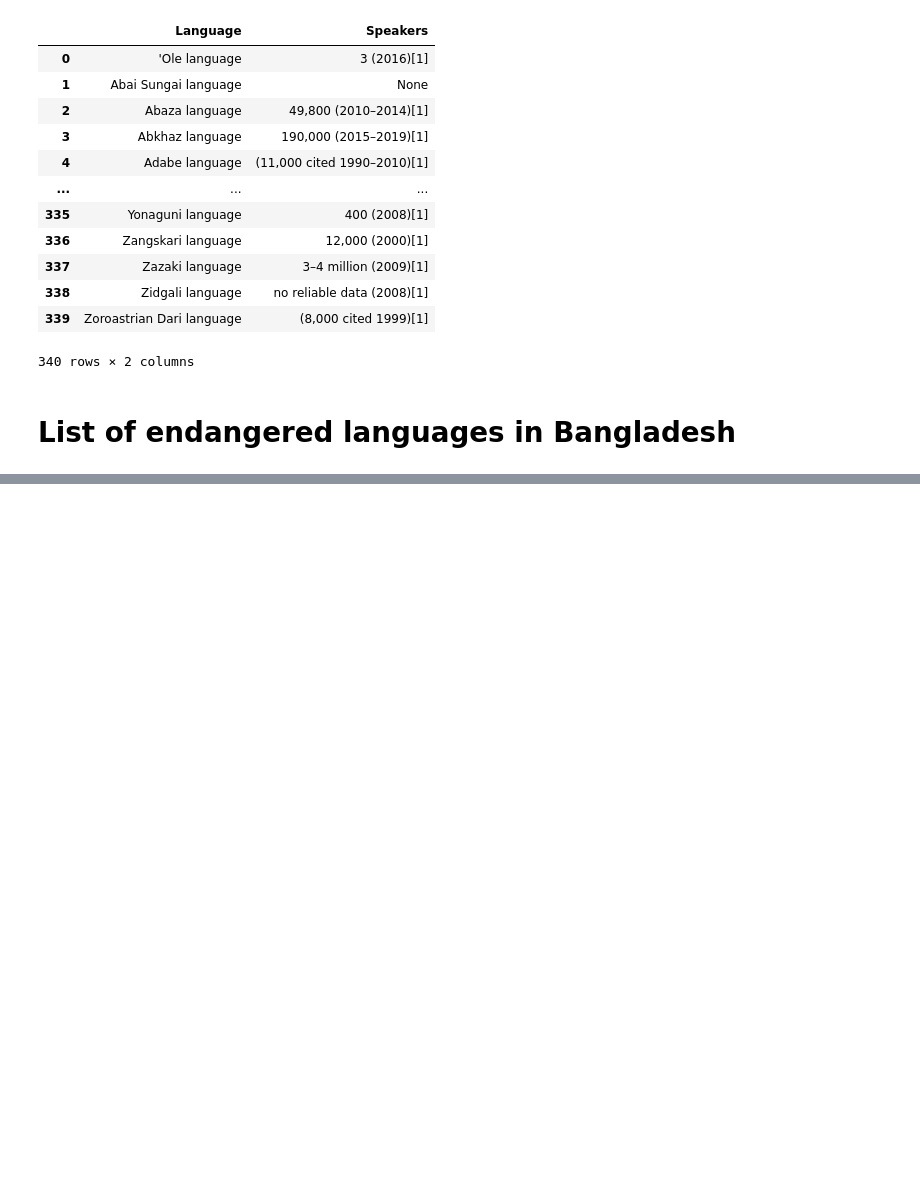
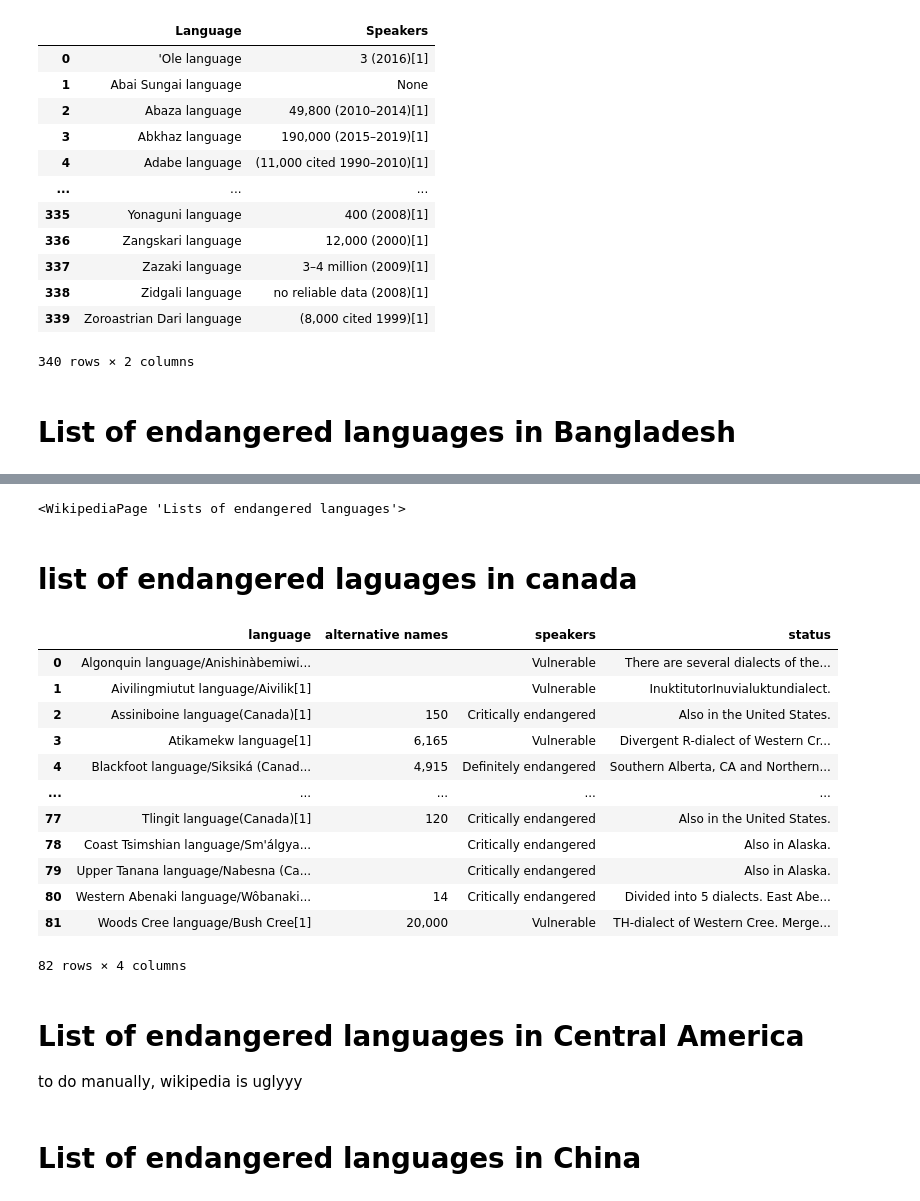
Before and after one commit to giuliaok/EQUATE, a Jupyter notebook: language_endangerment_work.ipynb, the cells around one changed output, grey strips where cells are left out. Drawn from its saved outputs; the diff is of its cells as text; code cells hidden in the pictures; blank space fills up the shorter version.

```diff
--- a/language_endangerment_work.ipynb
+++ b/language_endangerment_work.ipynb
@@ -201,0 +287,44 @@ endangered_asia.to_excel('/Users/giuliaocchini/Desktop/Asia_endangered.xlsx')
+# %%
+asia
+# %% [output]
+<WikipediaPage 'Lists of endangered languages'>
+# %% [markdown]
+# list of endangered laguages in canada
+# %%
+canada_soup = BeautifulSoup(requests.get('https://en.wikipedia.org/wiki/List_of_endangered_languages_in_Canada').text, 'html.parser')
+# %%
+data = []
+for tr in canada_soup.find_all('tr'):
+    row = {}
+    # Find all table data in the row
+    tds = tr.find_all('td')
+    # If there are at least 4 table data elements in the row, extract their text
+    if len(tds) >= 4:
+        row['language'] = tds[0].get_text(strip=True) if tds and len(tds) > 0 else ''
+        row['alternative names'] = tds[1].get_text(strip=True) if tds and len(tds) > 1 else ''
+        row['speakers'] = tds[2].get_text(strip=True) if tds and len(tds) > 2 else ''
+        row['status'] = tds[3].get_text(strip=True) if tds and len(tds) > 3 else ''
+        data.append(row)
+# %%
+canada_df = pd.DataFrame(data)
+# %%
+canada_df
+# %% [output]
+|  | language | alternative names | speakers | status |
+| 0 | Algonquin language/Anishinàbemiwi... |  | Vulnerable | There are several dialects of the... |
+| 1 | Aivilingmiutut language/Aivilik[1] |  | Vulnerable | InuktitutorInuvialuktundialect. |
+| 2 | Assiniboine language(Canada)[1] | 150 | Critically endangered | Also in the United States. |
+| 3 | Atikamekw language[1] | 6,165 | Vulnerable | Divergent R-dialect of Western Cr... |
+| 4 | Blackfoot language/Siksiká (Canad... | 4,915 | Definitely endangered | Southern Alberta, CA and Northern... |
+| ... | ... | ... | ... | ... |
+| 77 | Tlingit language(Canada)[1] | 120 | Critically endangered | Also in the United States. |
+| 78 | Coast Tsimshian language/Sm'álgya... |  | Critically endangered | Also in Alaska. |
+| 79 | Upper Tanana language/Nabesna (Ca... |  | Critically endangered | Also in Alaska. |
+| 80 | Western Abenaki language/Wôbanaki... | 14 | Critically endangered | Divided into 5 dialects. East Abe... |
+| 81 | Woods Cree language/Bush Cree[1] | 20,000 | Vulnerable | TH-dialect of Western Cree. Merge... |
+82 rows × 4 columns
+# %% [markdown]
+# List of endangered languages in Central America
+to do manually, wikipedia is uglyyy
+# %% [markdown]
+# List of endangered languages in China
```
Also changed, not shown: parts of 40 cells of this notebook.
